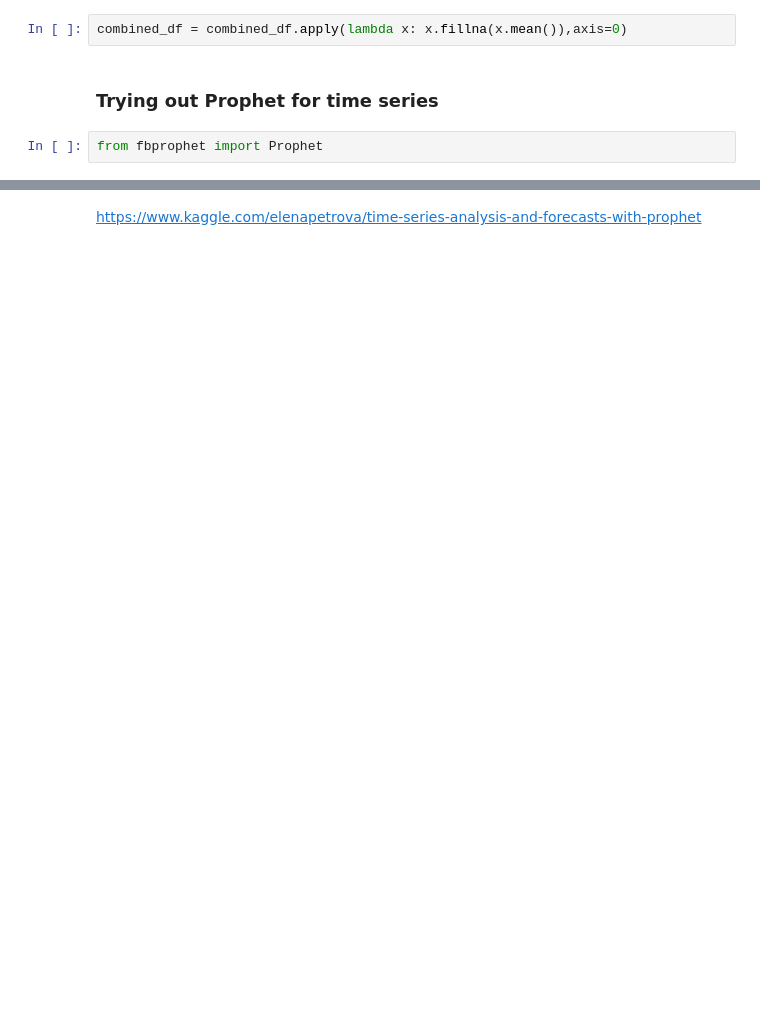
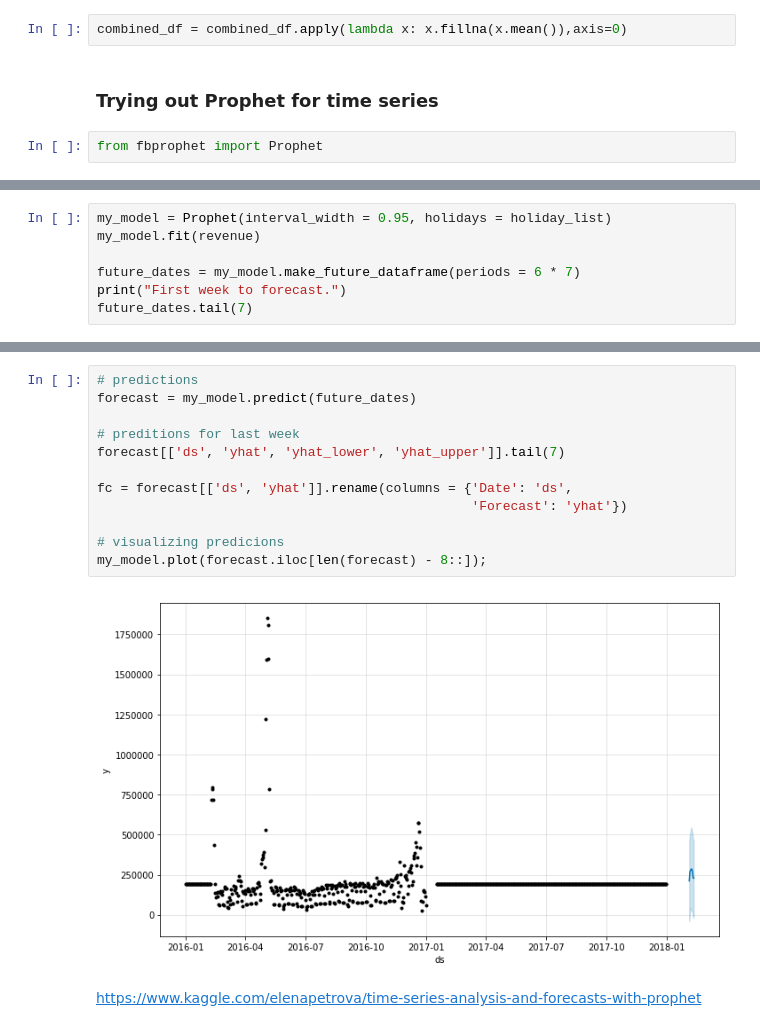
Before and after one commit to swong28/Interview-Assessments, a Jupyter notebook: Company1/Assessment Questions for an Interview.ipynb, the cells around one changed output, grey strips where cells are left out. Drawn from its saved outputs; the diff is of its cells as text; blank space fills up the shorter version.

Commit message:
used prophet to forecast future prediction
used prophet to forecast future prediction

```diff
--- a/Company1/Assessment Questions for an Interview.ipynb
+++ b/Company1/Assessment Questions for an Interview.ipynb
@@ -513,0 +548,7 @@ from fbprophet import Prophet
+# %%
+my_model = Prophet(interval_width = 0.95, holidays = holiday_list)
+my_model.fit(revenue)
+
+future_dates = my_model.make_future_dataframe(periods = 6 * 7)
+print("First week to forecast.")
+future_dates.tail(7)
@@ -514,2 +566,16 @@ from fbprophet import Prophet
+# %%
+# predictions
+forecast = my_model.predict(future_dates)
+
+# preditions for last week
+forecast[['ds', 'yhat', 'yhat_lower', 'yhat_upper']].tail(7)
+
+fc = forecast[['ds', 'yhat']].rename(columns = {'Date': 'ds',
+                                                'Forecast': 'yhat'})
+
+# visualizing predicions
+my_model.plot(forecast.iloc[len(forecast) - 8::]);
+# %% [output]
+[figure, added]
 # %% [markdown]
 https://www.kaggle.com/elenapetrova/time-series-analysis-and-forecasts-with-prophet
```
Also changed, not shown: parts of 5 cells of this notebook.
